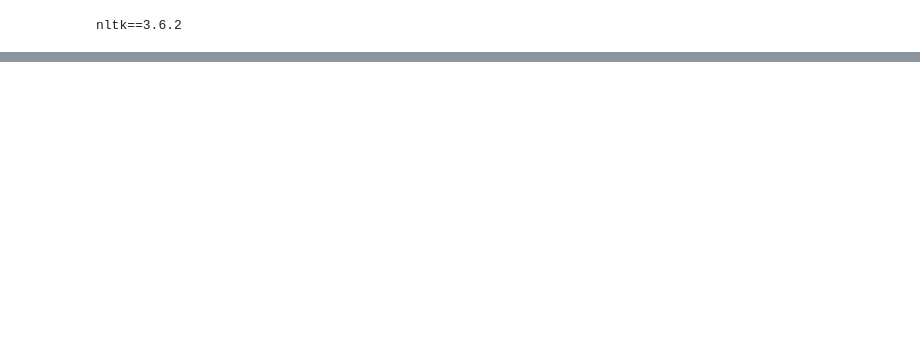
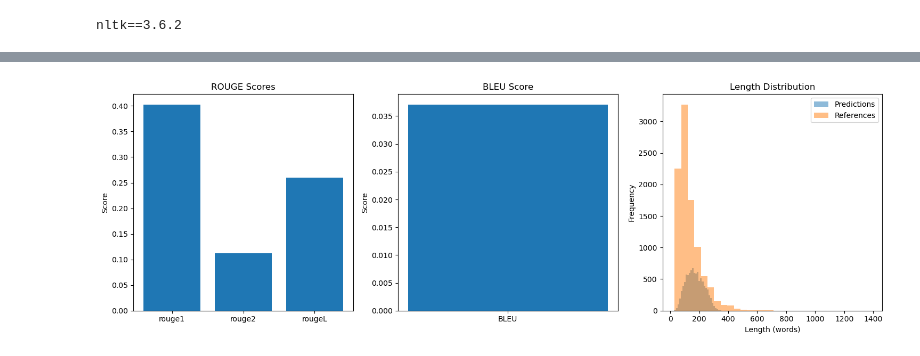
Before and after one commit to GaneshAdimalupu/ai-recipe-generator-image-ingrediants, a Jupyter notebook: eval/RecipeNLG_Evaluation.ipynb, the cells around one changed output, grey strips where cells are left out. Cells and saved outputs as stored; diff of their text form; code cells hidden in the pictures; blank space fills up the shorter version.

```diff
--- a/eval/RecipeNLG_Evaluation.ipynb
+++ b/eval/RecipeNLG_Evaluation.ipynb
@@ -406,0 +438,78 @@ METEOR score: 0.23099423196957075
+# %%
+
+# Calculate BLEU score
+def calculate_bleu(references, predictions):
+    # Tokenize the references and predictions
+    references = [[ref.split()] for ref in references]
+    predictions = [pred.split() for pred in predictions]
+    return corpus_bleu(references, predictions)
+# %%
+
+# Calculate ROUGE scores
+def calculate_rouge(references, predictions):
+    scorer = rouge_scorer.RougeScorer(['rouge1', 'rouge2', 'rougeL'], use_stemmer=True)
+    scores = []
+    for ref, pred in zip(references, predictions):
+        score = scorer.score(ref, pred)
+        scores.append(score)
+    return scores
+# %%
+
+
+
+# Flatten the predicted lists
+flattened_predicted = []
+flattened_target = []
+for preds, target in zip(df['predicted'], df['target']):
+    for pred in preds:
+        flattened_predicted.append(pred)
+        flattened_target.append(target)
+
+# Calculate metrics
+bleu_score = calculate_bleu(flattened_target, flattened_predicted)
+rouge_scores = calculate_rouge(flattened_target, flattened_predicted)
+
+# Calculate average ROUGE scores
+avg_rouge_scores = {
+    'rouge1': np.mean([s['rouge1'].fmeasure for s in rouge_scores]),
+    'rouge2': np.mean([s['rouge2'].fmeasure for s in rouge_scores]),
+    'rougeL': np.mean([s['rougeL'].fmeasure for s in rouge_scores])
+}
+
+# Plotting
+plt.figure(figsize=(15, 5))
+
+# Plot 1: ROUGE Scores
+plt.subplot(131)
+plt.bar(avg_rouge_scores.keys(), avg_rouge_scores.values())
+plt.title('ROUGE Scores')
+plt.ylabel('Score')
+
+# Plot 2: BLEU Score
+plt.subplot(132)
+plt.bar(['BLEU'], [bleu_score])
+plt.title('BLEU Score')
+plt.ylabel('Score')
+
+# Plot 3: Length Distribution
+plt.subplot(133)
+pred_lengths = [len(pred.split()) for pred in flattened_predicted]
+ref_lengths = [len(ref.split()) for ref in flattened_target]
+plt.hist(pred_lengths, alpha=0.5, label='Predictions', bins=30)
+plt.hist(ref_lengths, alpha=0.5, label='References', bins=30)
+plt.title('Length Distribution')
+plt.xlabel('Length (words)')
+plt.ylabel('Frequency')
+plt.legend()
+
+plt.tight_layout()
+plt.show()
+
+# Print detailed metrics
+print("\nDetailed Metrics:")
+print(f"BLEU Score: {bleu_score:.4f}")
+print("\nAverage ROUGE Scores:")
+for metric, score in avg_rouge_scores.items():
+    print(f"{metric}: {score:.4f}")
+# %% [output]
+[figure, added]
```
Also changed, not shown: parts of 31 cells of this notebook, 8 other files.
